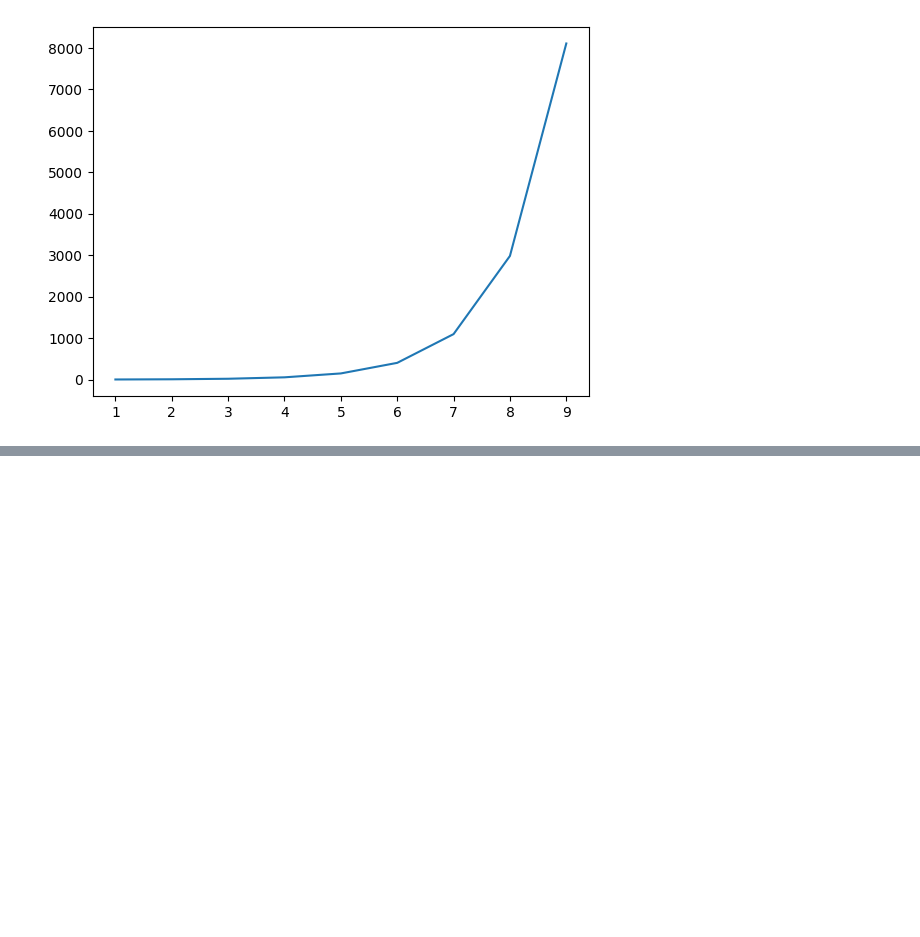
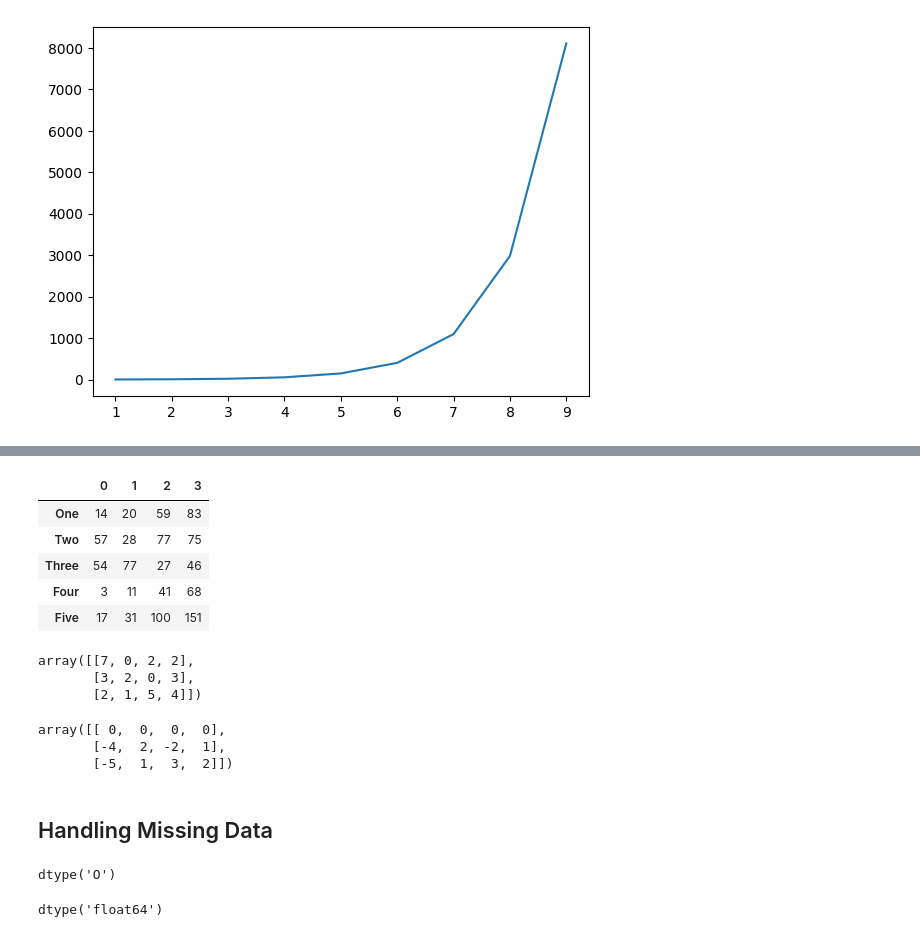
Before and after one commit to julihdez36/Inteligencia_artificial, a Jupyter notebook: Cap 1/Pandas.ipynb, the cells around one changed output, grey strips where cells are left out. Drawn from its saved outputs; the diff is of its cells as text; code cells hidden in the pictures; blank space fills up the shorter version.

```diff
--- a/Cap 1/Pandas.ipynb
+++ b/Cap 1/Pandas.ipynb
@@ -198,0 +237,45 @@ dtype: object
+# %%
+# We can transpose the full DataFrame
+data.T
+# %% [output]
+|  | 0 | 1 | 2 | 3 |
+| One | 14 | 20 | 59 | 83 |
+| Two | 57 | 28 | 77 | 75 |
+| Three | 54 | 77 | 27 | 46 |
+| Four | 3 | 11 | 41 | 68 |
+| Five | 17 | 31 | 100 | 151 |
+# %%
+# Ufuncs: Operations Between DataFrame and Series
+
+# Pandas inherits much of this functionality from numpy
+
+A = np.random.randint(10,size=(3,4))
+A
+# %% [output]
+array([[7, 0, 2, 2],
+       [3, 2, 0, 3],
+       [2, 1, 5, 4]])
+# %%
+A - A[0]
+# %% [output]
+array([[ 0,  0,  0,  0],
+       [-4,  2, -2,  1],
+       [-5,  1,  3,  2]])
+# %% [markdown]
+## Handling Missing Data
+# %%
+## Trade-Offs in Missing Data Conventions
+
+# The dirs values used by Pandas is None
+
+vals1 = np.array([1, None, 3, 4])
+vals1.dtype #Object
+# %% [output]
+dtype('O')
+# %%
+# NaN (Not a number) is more common, and is recognized like a floating-point
+
+vals2 = np.array([1,np.nan,3,4])
+vals2.dtype
+# %% [output]
+dtype('float64')
```
Also changed, not shown: parts of 17 cells of this notebook.
